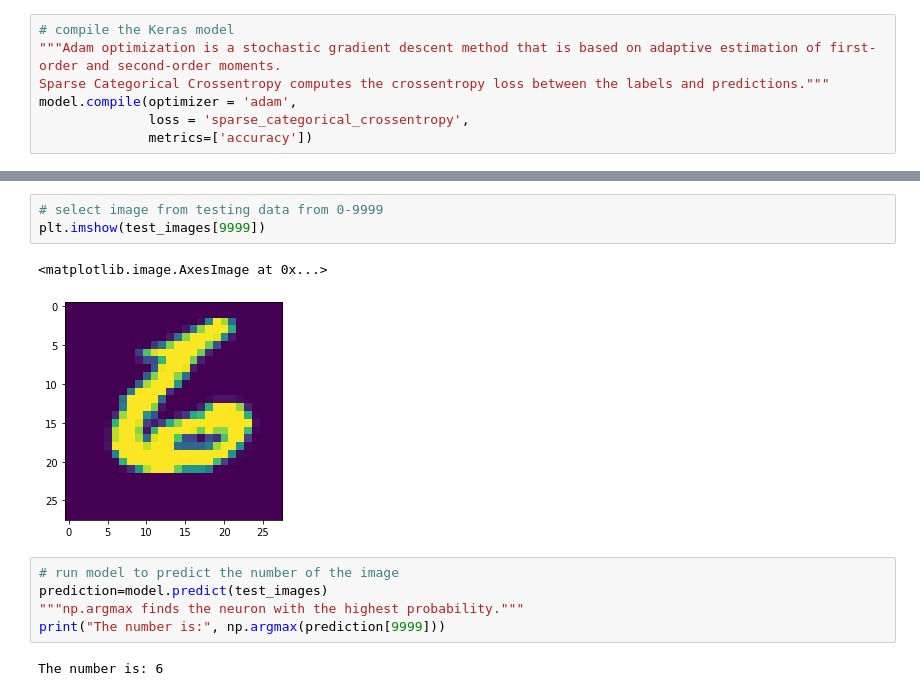
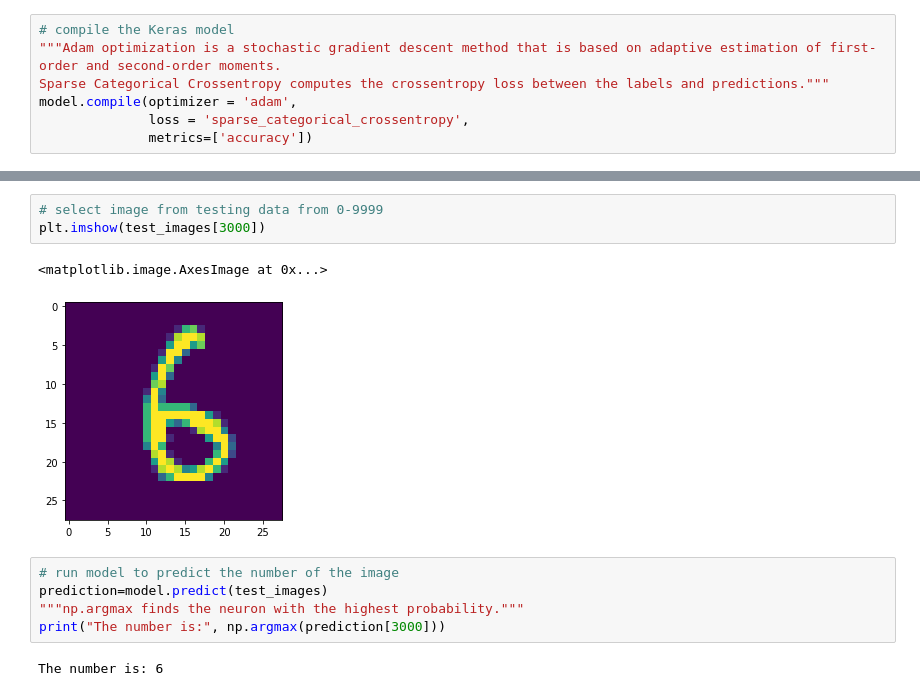
Before and after one commit to benalterman/ML-Final-Project, a Jupyter notebook: ML_Project.ipynb, the cells around one changed output, grey strips where cells are left out. Drawn from its saved outputs; the diff is of its cells as text.

```diff
--- a/ML_Project.ipynb
+++ b/ML_Project.ipynb
@@ -104,13 +103,13 @@ print(model.evaluate(test_images,test_labels))
 # %%
 # select image from testing data from 0-9999
-plt.imshow(test_images[9999])
+plt.imshow(test_images[3000])
 # %% [output]
 <matplotlib.image.AxesImage at 0x...>
-[figure, old version]
+[figure, new version]
 # %%
 # run model to predict the number of the image
 prediction=model.predict(test_images)
 """np.argmax finds the neuron with the highest probability."""
-print("The number is:", np.argmax(prediction[9999]))
+print("The number is:", np.argmax(prediction[3000]))
 # %% [output]
 The number is: 6
```
Also changed, not shown: parts of 23 cells of this notebook.
